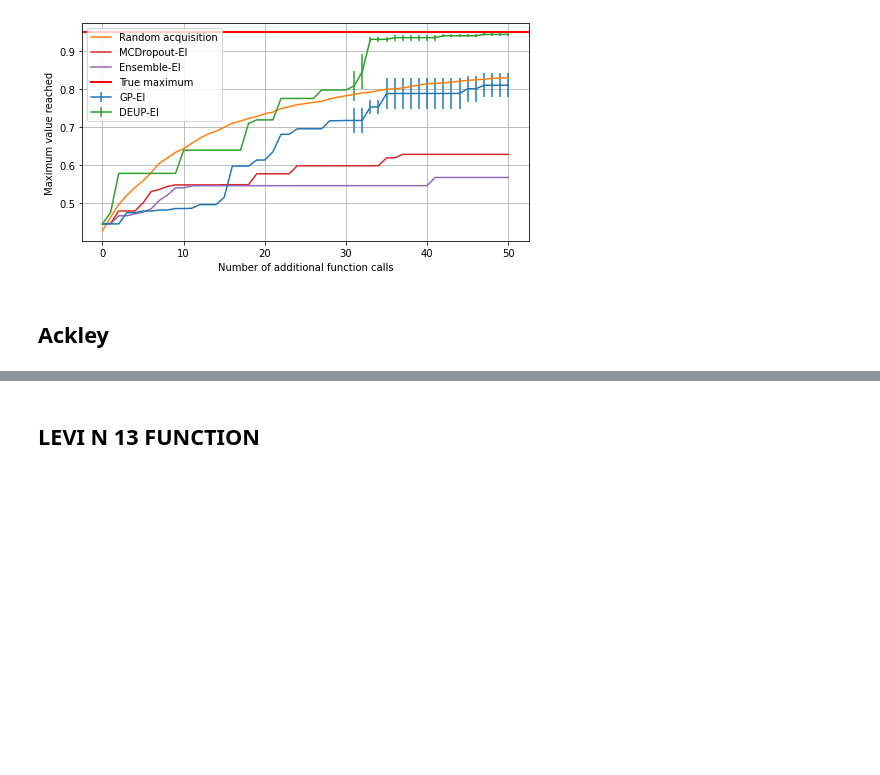
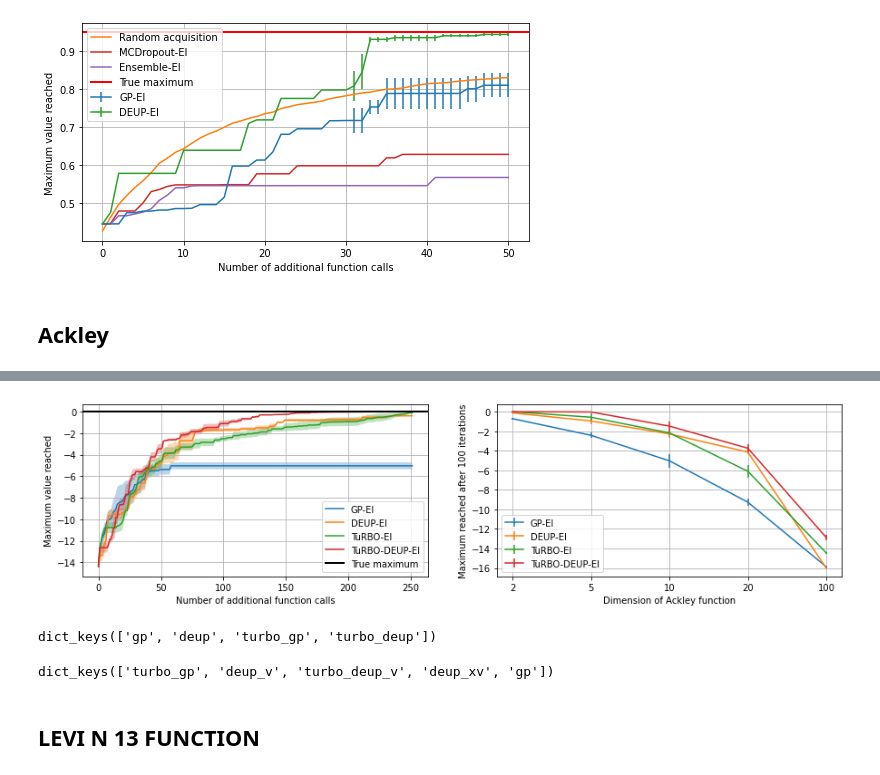
Before and after one commit to MJ10/DEUP, a Jupyter notebook: notebooks/paperfigures.ipynb, the cells around one changed output, grey strips where cells are left out. Drawn from its saved outputs; the diff is of its cells as text; code cells hidden in the pictures; blank space fills up the shorter version.

```diff
--- a/notebooks/paperfigures.ipynb
+++ b/notebooks/paperfigures.ipynb
@@ -158,3 +197,56 @@ plt.show()
+# %%
+# PLOT with Ackley in the same row
+res = pickle.load(open('pickles/ackleyloop.pkl', 'rb'))
+keys = ['gp', 'deup_v', 'turbo_gp', 'turbo_deup_v']
+fig, axes = plt.subplots(1, 2, figsize = (15, 3.5))
+labels = {'gp': 'GP-EI', 'turbo_gp': 'TuRBO-EI', 'deup_v': 'DEUP-EI', 'turbo_deup_v': 'TuRBO-DEUP-EI'}
+for k in keys:
+    v = ackley_res[k]
+    if k != 'deup_xv':
+        # plt.errorbar(range(v.shape[1]), np.mean(v, axis=0), .5 * np.std(v, axis=0), label=labels[k])
+        axes[0].plot(range(v.shape[1]), np.mean(v, axis=0), label=labels[k])
+        axes[0].fill_between(range(v.shape[1]),
+                         np.mean(v, axis=0) -  1./np.sqrt(3) * np.std(v, axis=0),
+                         np.mean(v, axis=0) + 1./np.sqrt(3) * np.std(v, axis=0),
+                        alpha=.3)
+axes[0].axhline(0, linewidth=2, color='k', label='True maximum')
+axes[0].legend()
+axes[0].set_xlabel("Number of additional function calls")
+axes[0].set_ylabel("Maximum value reached")
+axes[0].grid()
+
+dims = (2, 5, 10, 20, 100)
+labels = {'gp' : 'GP-EI', 'deup': 'DEUP-EI', 'turbo_gp': 'TuRBO-EI', 'turbo_deup': 'TuRBO-DEUP-EI'}
+plt.rcParams["figure.figsize"] = (8, 8)
+all_res = {key: lambda dim: res[key][dim][:, -1] for key in res.keys()}
+keys = ['gp', 'deup', 'turbo_gp', 'turbo_deup']
+for key in keys:
+    if key not in res.keys():
+        continue
+    tmp = np.array([res[key][dim][:, -1] for dim in (2,5,10,20,100)])
+    axes[1].errorbar(range(len(dims)), tmp.mean(1), tmp.std(1) / np.sqrt(3), label=labels[key])
+
+plt.legend()
+# labels = [item.get_text() for item in ax.get_xticklabels()]
+labels = [0, 2, 5, 10, 20, 100]
+axes[1].xaxis.set_major_locator(ticker.MultipleLocator(1))
+axes[1].set_xticklabels(labels)
+axes[1].set_xlabel('Dimension of Ackley function')
+axes[1].set_ylabel('Maximum reached after 100 iterations')
+axes[1].grid()
+
+plt.savefig('figs/multioptima_results_new_full.pdf')
+plt.show()
+# %% [output]
+[figure, added]
+# %%
+res.keys()
+# %% [output]
+dict_keys(['gp', 'deup', 'turbo_gp', 'turbo_deup'])
+# %%
+ackley_res.keys()
+# %% [output]
+dict_keys(['turbo_gp', 'deup_v', 'turbo_deup_v', 'deup_xv', 'gp'])
 # %% [markdown]
 ## LEVI N 13 FUNCTION
 # %%
```
Also changed, not shown: parts of 3 cells of this notebook, 1 other file.
